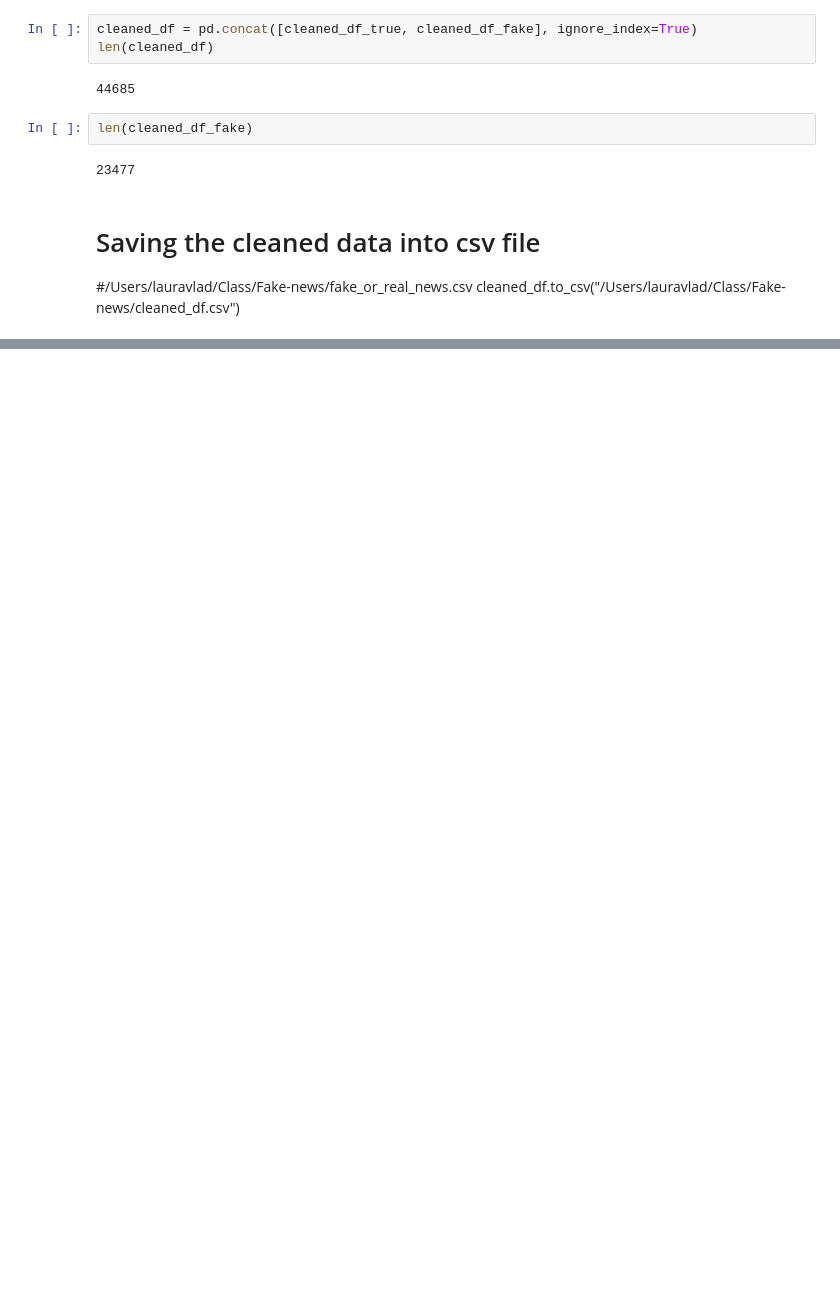
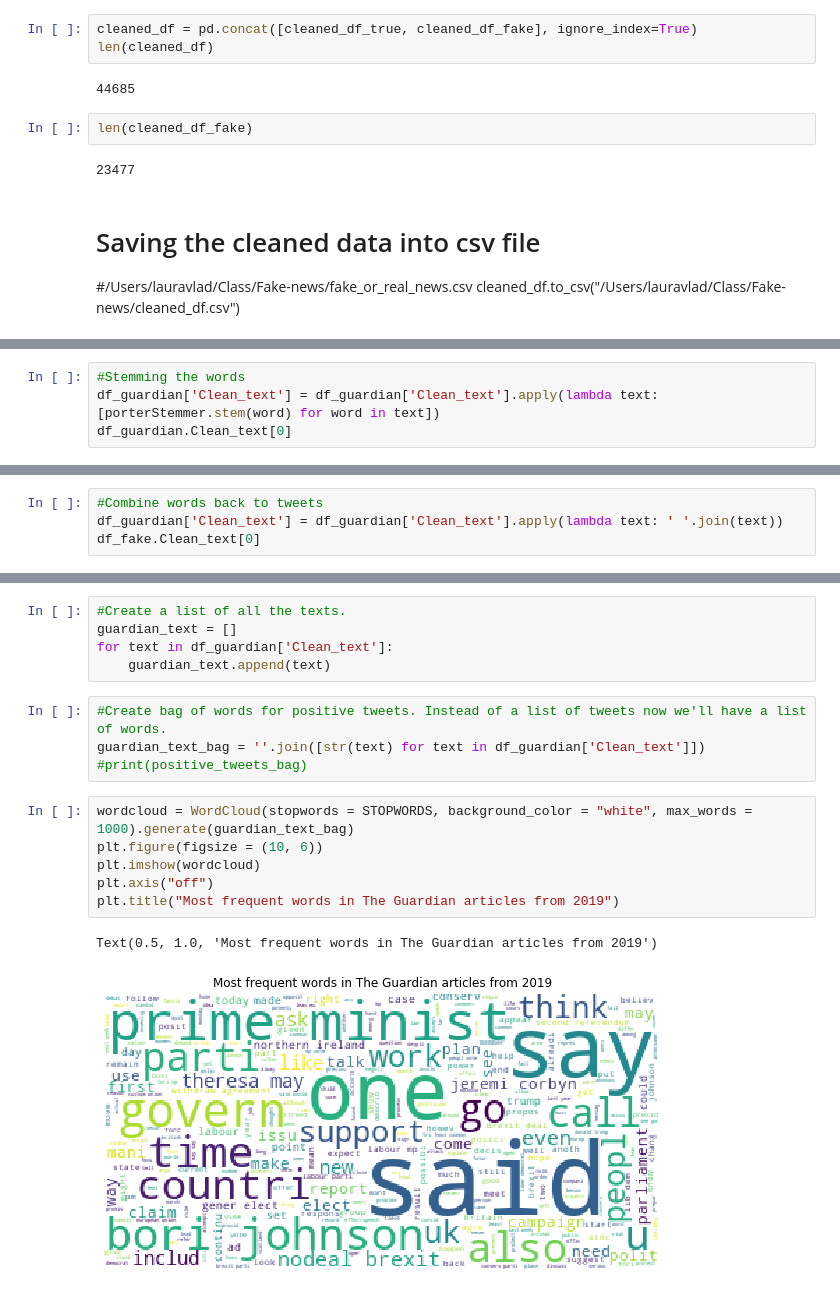
Before and after one commit to visaldom/Fake-news, a Jupyter notebook: dataset_analysis.ipynb, the cells around one changed output, grey strips where cells are left out. Cells and saved outputs as stored; diff of their text form; blank space fills up the shorter version.

```diff
--- a/dataset_analysis.ipynb
+++ b/dataset_analysis.ipynb
@@ -498,0 +606,4 @@ df_action.columns = [x[0] for x in cur.description]
+# %%
+#Stemming the words
+df_guardian['Clean_text'] = df_guardian['Clean_text'].apply(lambda text: [porterStemmer.stem(word) for word in text])
+df_guardian.Clean_text[0]
@@ -498,0 +628,4 @@ df_action.columns = [x[0] for x in cur.description]
+# %%
+#Combine words back to tweets
+df_guardian['Clean_text'] = df_guardian['Clean_text'].apply(lambda text: ' '.join(text))
+df_fake.Clean_text[0]
@@ -498,0 +647,18 @@ df_action.columns = [x[0] for x in cur.description]
+# %%
+#Create a list of all the texts.
+guardian_text = []
+for text in df_guardian['Clean_text']:
+    guardian_text.append(text)
+# %%
+#Create bag of words for positive tweets. Instead of a list of tweets now we'll have a list of words.
+guardian_text_bag = ''.join([str(text) for text in df_guardian['Clean_text']])
+#print(positive_tweets_bag)
+# %%
+wordcloud = WordCloud(stopwords = STOPWORDS, background_color = "white", max_words = 1000).generate(guardian_text_bag)
+plt.figure(figsize = (10, 6))
+plt.imshow(wordcloud)
+plt.axis("off")
+plt.title("Most frequent words in The Guardian articles from 2019")
+# %% [output]
+Text(0.5, 1.0, 'Most frequent words in The Guardian articles from 2019')
+[figure, added]
```
Also changed, not shown: parts of 43 cells of this notebook, 3 other files.
